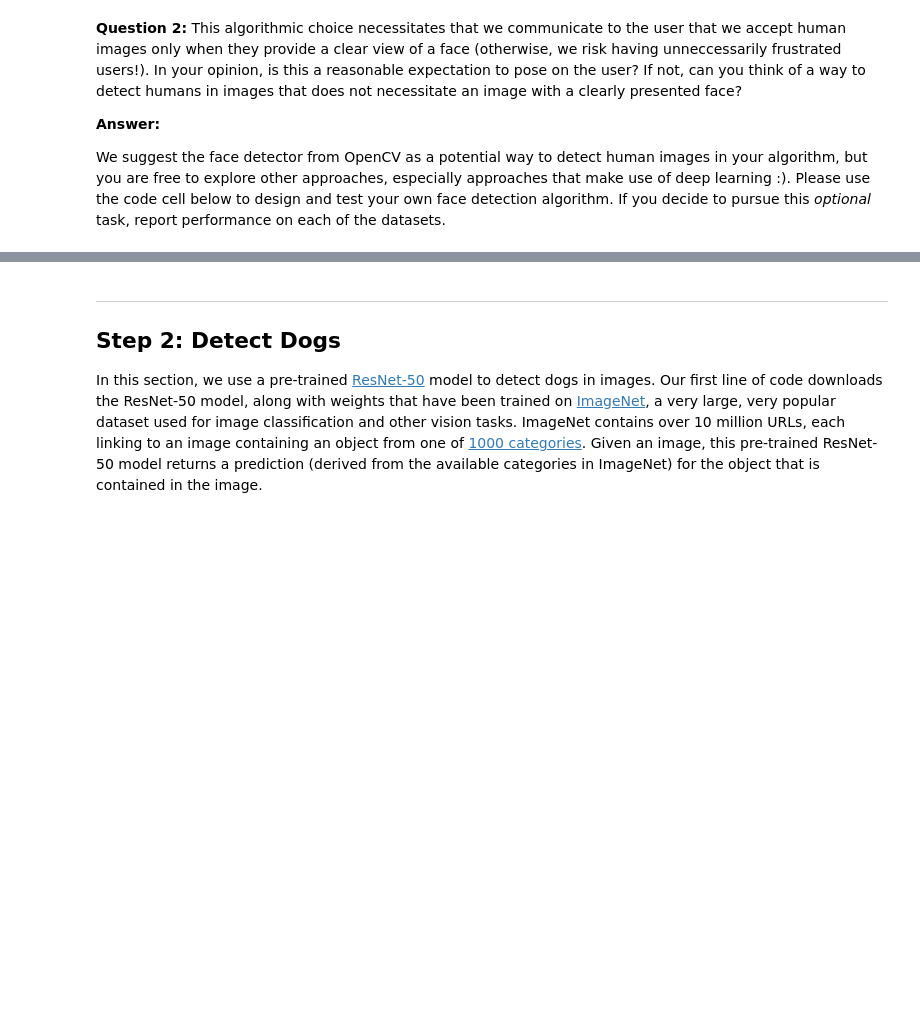
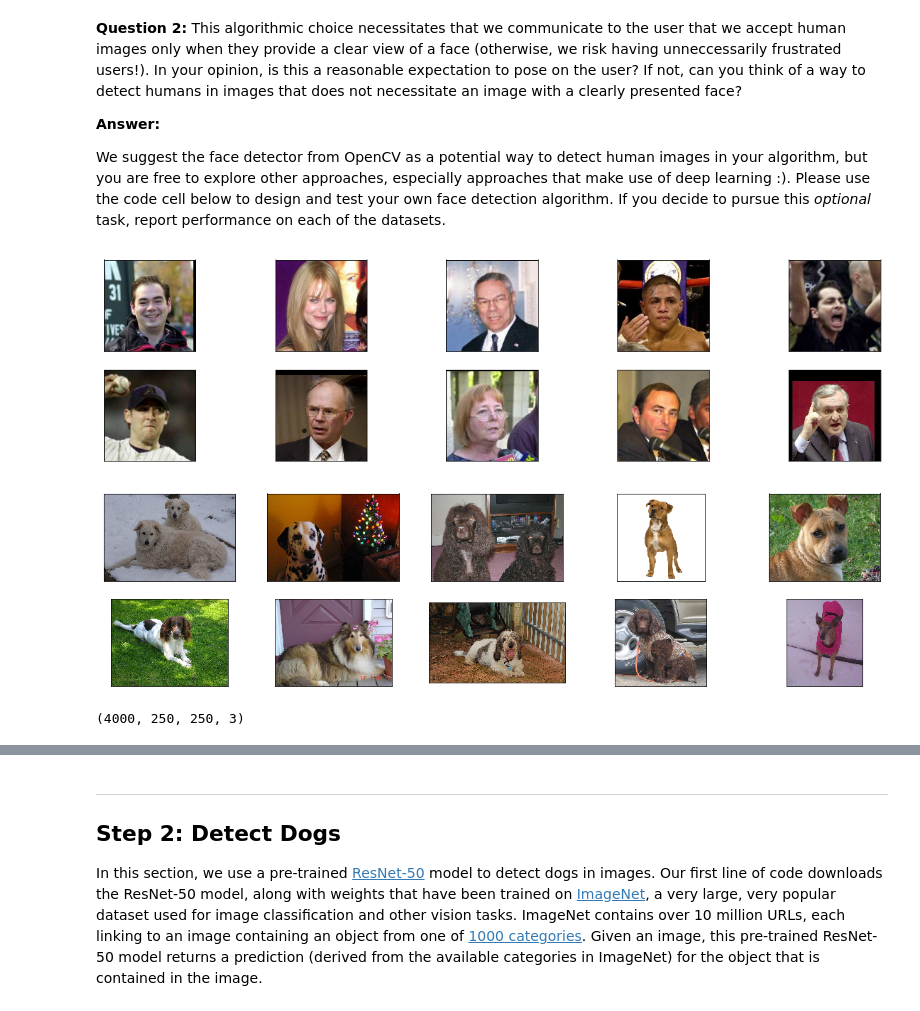
Before and after one commit to nicol4sb/classifier-cnn, a Jupyter notebook: dog_app.ipynb, the cells around one changed output, grey strips where cells are left out. Cells and saved outputs as stored; diff of their text form; code cells hidden in the pictures; blank space fills up the shorter version.

```diff
--- a/dog_app.ipynb
+++ b/dog_app.ipynb
@@ -187,0 +203,42 @@ We suggest the face detector from OpenCV as a potential way to detect human imag
+# %%
+## (Optional) TODO: Report the performance of another
+## face detection algorithm on the LFW dataset
+### Feel free to use as many code cells as needed.
+
+from keras.preprocessing import image
+
+# plot a few images to validate they are loaded correctly
+fig = plt.figure(figsize=(20,5))
+for i in range(10):
+    ax = fig.add_subplot(2, 5, i + 1, xticks=[], yticks=[])
+    ax.imshow(np.squeeze(image.load_img(human_files[i])))
+
+fig = plt.figure(figsize=(20,5))
+for i in range(10):
+    ax = fig.add_subplot(2, 5, i + 1, xticks=[], yticks=[])
+    ax.imshow(np.squeeze(image.load_img(train_files[i])))
+# %% [output]
+[figure, added]
+[figure, added]
+# %%
+from keras.layers import Conv2D, MaxPooling2D, GlobalAveragePooling2D, Activation
+from keras.layers import Dropout, Flatten, Dense
+from keras.models import Sequential
+from keras.callbacks import ModelCheckpoint
+
+def load_image_and_resize(image_path):
+    image = cv2.imread(image_path)
+    return cv2.resize(image, (250, 250)) # dogs images are of somewhat random sizes but we need all to be standardized as we later mix the dog and human data
+
+# let's make the size of the dataset a variable so we can get a first feel of the training performance on a smaller dataset
+dataset_size = 2000
+
+# add human and dog images in our dataset
+input_data_humans = [load_image_and_resize(image) for image in human_files[:dataset_size]]
+input_data_dogs = [load_image_and_resize(image) for image in train_files[:dataset_size]]
+
+input_data = np.concatenate((input_data_humans, input_data_dogs), axis=0)
+
+print(np.shape(input_data))
+# %% [output]
+(4000, 250, 250, 3)
```
Also changed, not shown: parts of 8 cells of this notebook, 1 other file.
